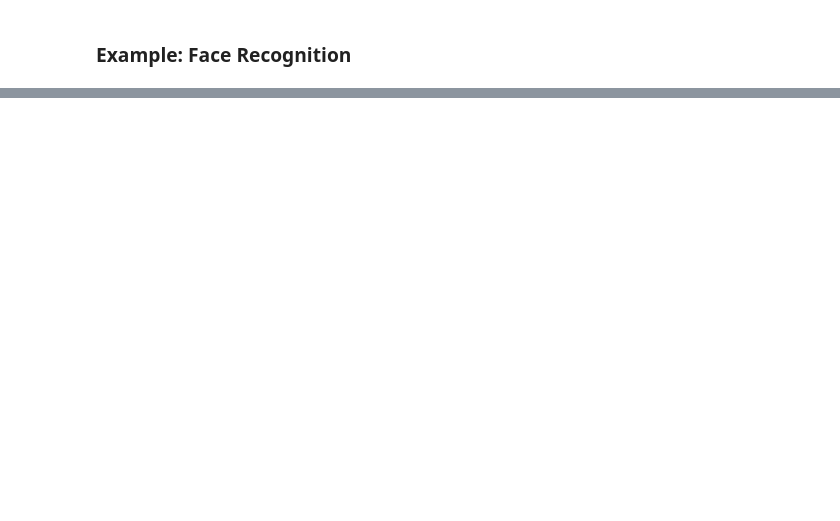
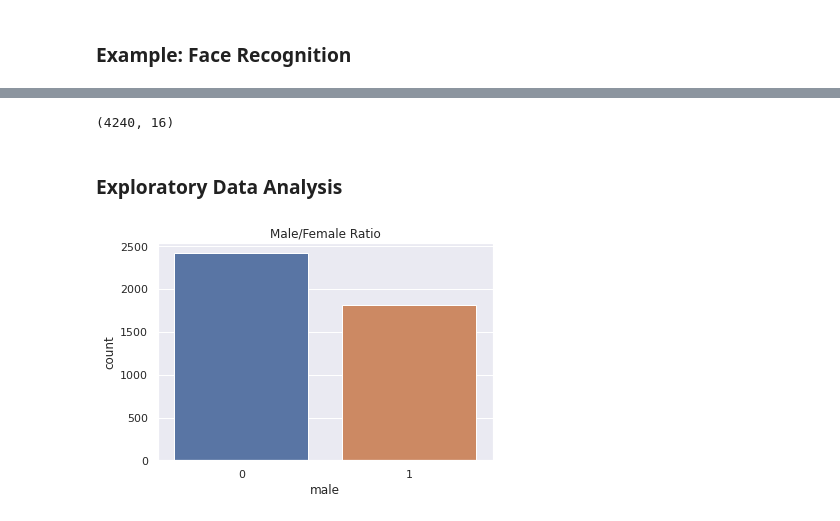
Before and after one commit to kovaxoid/python-analitika-2, a Jupyter notebook: 08_Strojno_ucenje_klasifikacija/08_Strojno_ucenje_klasifikacija_CLEAN.ipynb, the cells around one changed output, grey strips where cells are left out. Saved outputs shown, nothing was run; the diff lists cells and outputs as text; code cells hidden in the pictures; blank space fills up the shorter version.

```diff
--- a/08_Strojno_ucenje_klasifikacija/08_Strojno_ucenje_klasifikacija_CLEAN.ipynb
+++ b/08_Strojno_ucenje_klasifikacija/08_Strojno_ucenje_klasifikacija_CLEAN.ipynb
@@ -475,0 +625,9 @@ plt.ylabel('predicted label');
+# %%
+# Set random seed
+np.random.seed(42)
+
+# Load csv file
+df = pd.read_csv('data/framingham.csv')
+
+# View top 5 rows
+df.head()
@@ -475,0 +641,11 @@ plt.ylabel('predicted label');
+# %%
+df.shape
+# %% [output]
+(4240, 16)
+# %% [markdown]
+###  Exploratory Data Analysis
+# %%
+sns.countplot(x=df["male"]).set_title("Male/Female Ratio")
+plt.show()
+# %% [output]
+[figure, added]
```
Also changed, not shown: parts of 102 cells of this notebook, 7 other files.
